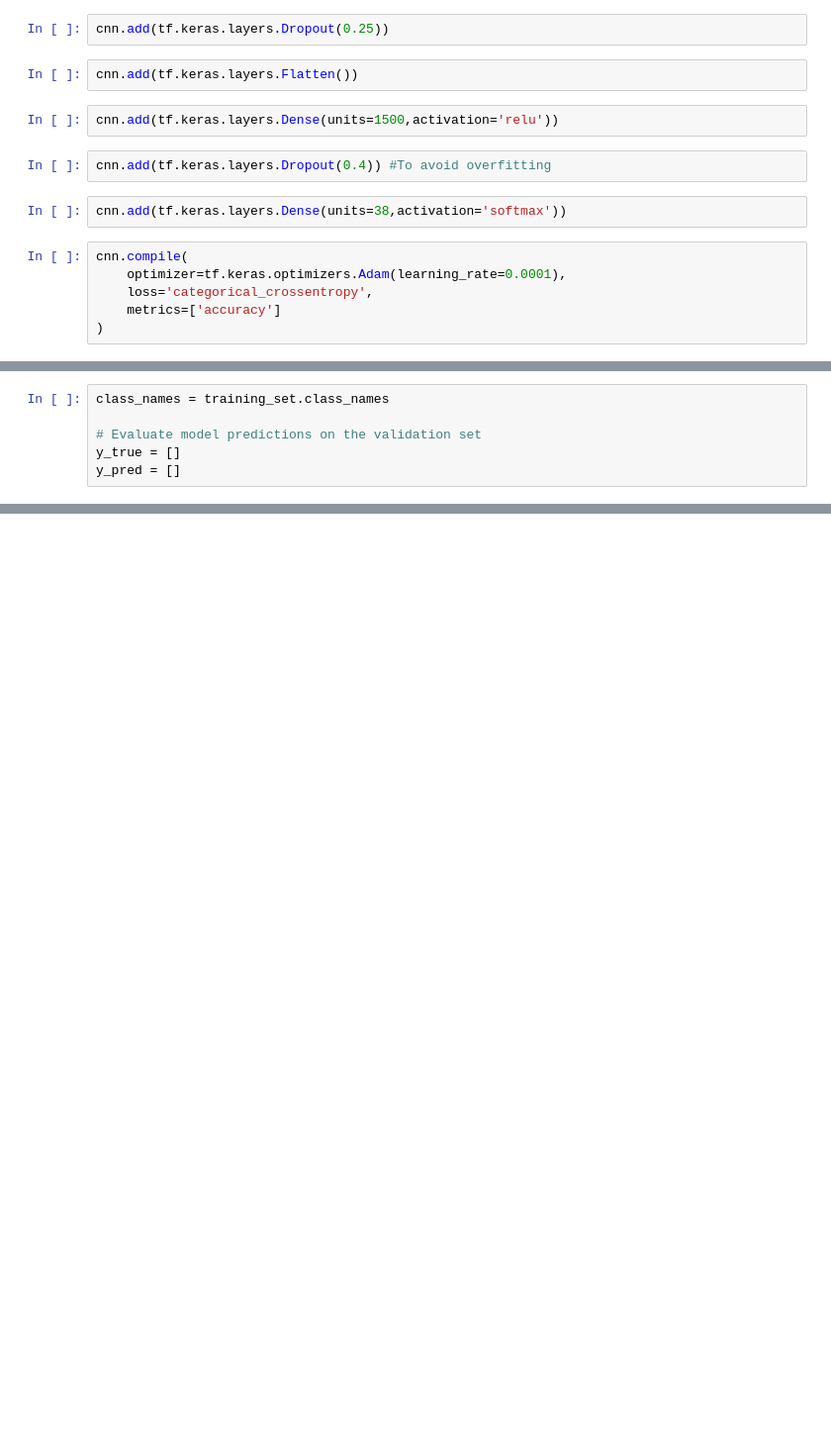
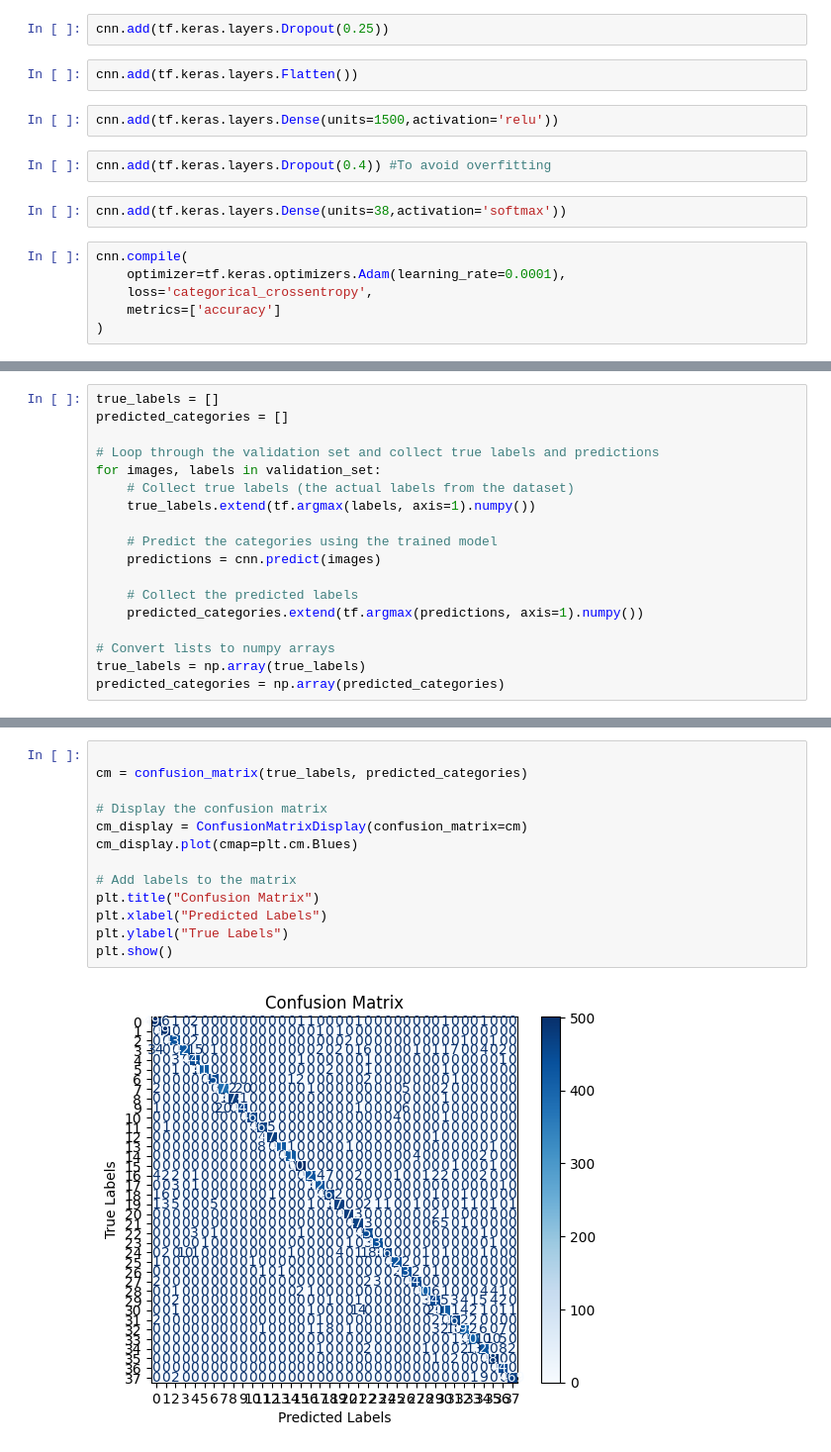
Before and after one commit to Lahirusampath2000/plant-disease-detection, a Jupyter notebook: plant_disease_detection_custom_model.ipynb, the cells around one changed output, grey strips where cells are left out. Shown: that part at 99% size. Saved outputs shown, nothing was run; the diff lists cells and outputs as text; blank space fills up the shorter version.

Commit message:
create backend test and model update

```diff
--- a/plant_disease_detection_custom_model.ipynb
+++ b/plant_disease_detection_custom_model.ipynb
@@ -159,6 +197,18 @@ import seaborn as sns
 # %%
-class_names = training_set.class_names
+true_labels = []
+predicted_categories = []
 
-# Evaluate model predictions on the validation set
-y_true = []
-y_pred = []
+# Loop through the validation set and collect true labels and predictions
+for images, labels in validation_set:
+    # Collect true labels (the actual labels from the dataset)
+    true_labels.extend(tf.argmax(labels, axis=1).numpy())
+
+    # Predict the categories using the trained model
+    predictions = cnn.predict(images)
+
+    # Collect the predicted labels
+    predicted_categories.extend(tf.argmax(predictions, axis=1).numpy())
+
+# Convert lists to numpy arrays
+true_labels = np.array(true_labels)
+predicted_categories = np.array(predicted_categories)
@@ -164,0 +233,15 @@ y_pred = []
+# %%
+
+cm = confusion_matrix(true_labels, predicted_categories)
+
+# Display the confusion matrix
+cm_display = ConfusionMatrixDisplay(confusion_matrix=cm)
+cm_display.plot(cmap=plt.cm.Blues)
+
+# Add labels to the matrix
+plt.title("Confusion Matrix")
+plt.xlabel("Predicted Labels")
+plt.ylabel("True Labels")
+plt.show()
+# %% [output]
+[figure, added]
```
Also changed, not shown: parts of 26 cells of this notebook, 9 other files.
